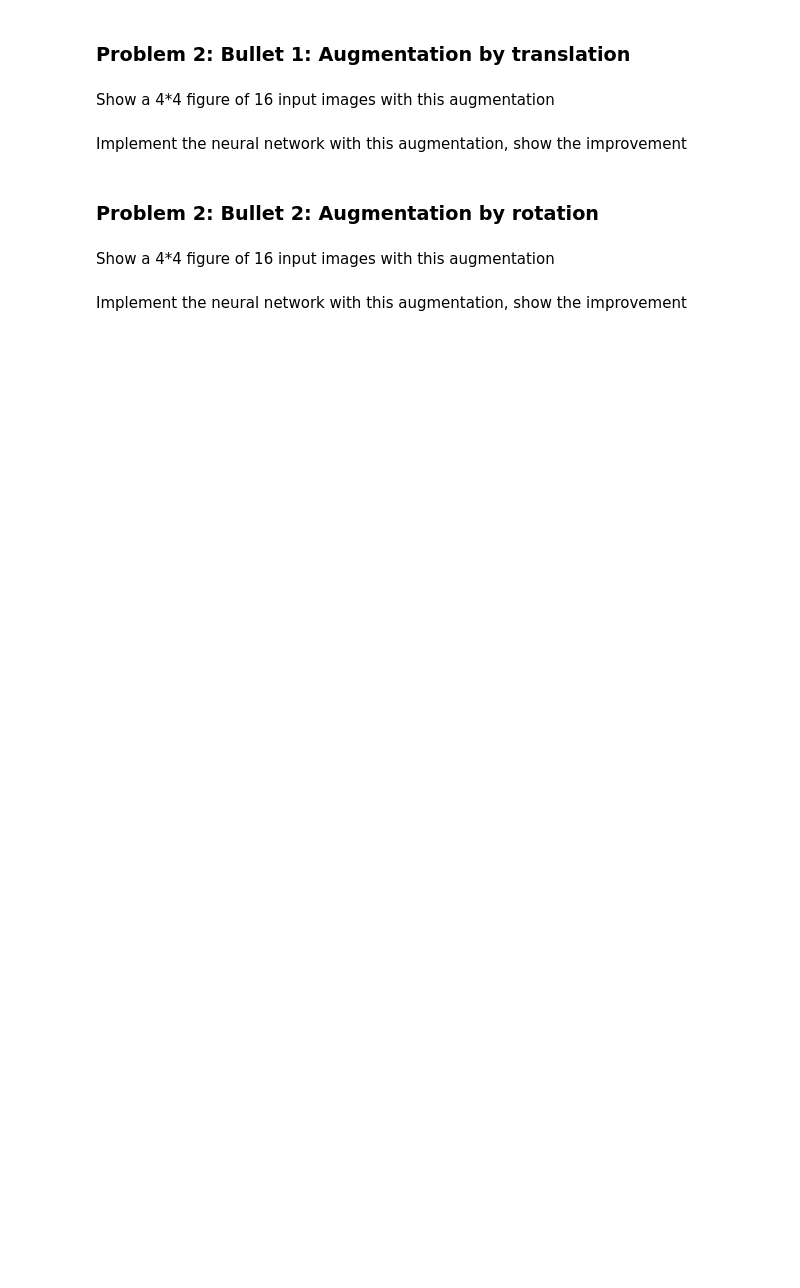
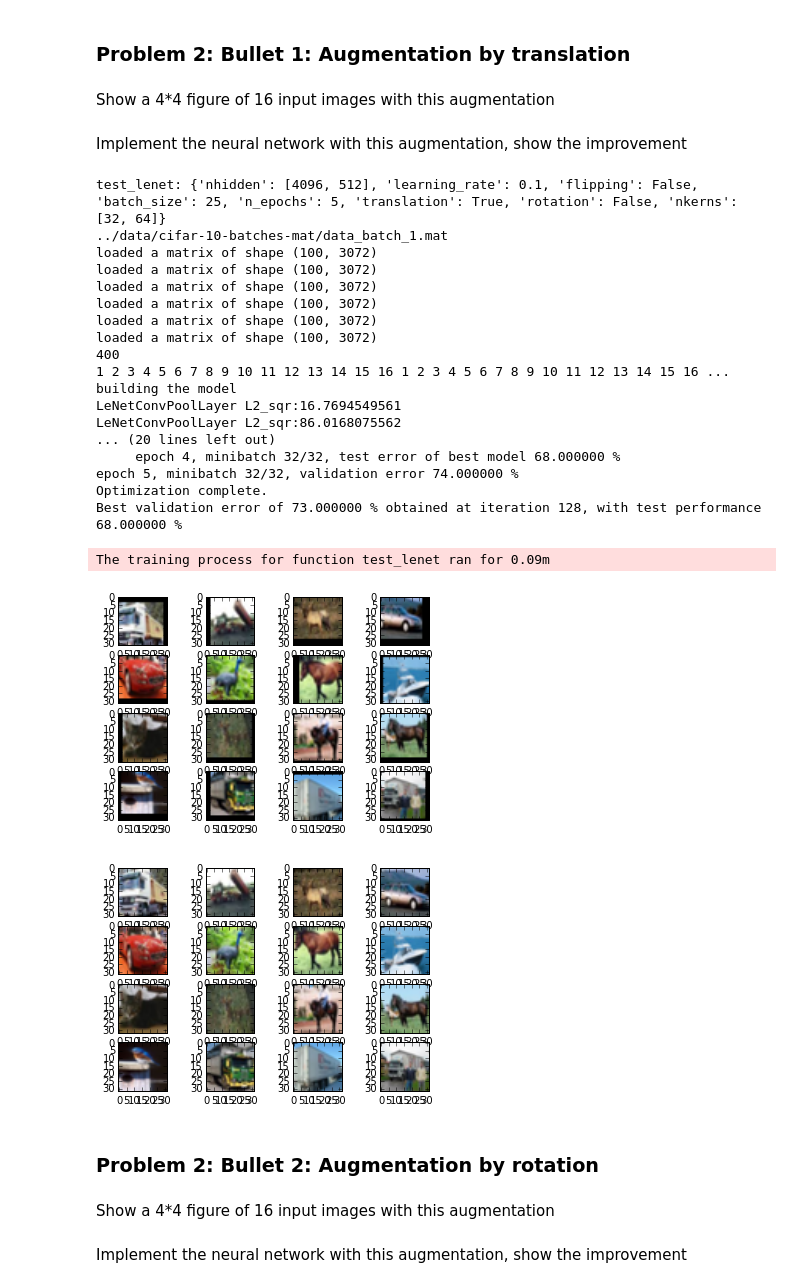
Before and after one commit to yogeshg/artistic-styles, a Jupyter notebook: hw/src/ecbm_e4040_hw3.ipynb, the cells around one changed output. Drawn from its saved outputs; the diff is of its cells as text; code cells hidden in the pictures; blank space fills up the shorter version.

Commit message:
running on 100 images

```diff
--- a/hw/src/ecbm_e4040_hw3.ipynb
+++ b/hw/src/ecbm_e4040_hw3.ipynb
@@ -40,6 +76,29 @@ from hw3 import translate_image
 Implement the neural network with this augmentation, show the improvement
 # %%
 from hw3 import test_lenet_translation
+# %%
+test_lenet_translation(batch_size=25, n_epochs=5)
+# %% [output]
+test_lenet: {'nhidden': [4096, 512], 'learning_rate': 0.1, 'flipping': False, 'batch_size': 25, 'n_epochs': 5, 'translation': True, 'rotation': False, 'nkerns': [32, 64]}
+../data/cifar-10-batches-mat/data_batch_1.mat
+loaded a matrix of shape (100, 3072)
+loaded a matrix of shape (100, 3072)
+loaded a matrix of shape (100, 3072)
+loaded a matrix of shape (100, 3072)
+loaded a matrix of shape (100, 3072)
+loaded a matrix of shape (100, 3072)
+400
+1 2 3 4 5 6 7 8 9 10 11 12 13 14 15 16 1 2 3 4 5 6 7 8 9 10 11 12 13 14 15 16 ... building the model
+LeNetConvPoolLayer L2_sqr:16.7694549561
+LeNetConvPoolLayer L2_sqr:86.0168075562
+... (20 lines left out)
+     epoch 4, minibatch 32/32, test error of best model 68.000000 %
+epoch 5, minibatch 32/32, validation error 74.000000 %
+Optimization complete.
+Best validation error of 73.000000 % obtained at iteration 128, with test performance 68.000000 %
+The training process for function test_lenet ran for 0.09m
+[figure, added]
+[figure, added]
 # %% [markdown]
 ### Problem 2: Bullet 2: Augmentation by rotation
 # %% [markdown]
```
Also changed, not shown: parts of 5 cells of this notebook.
